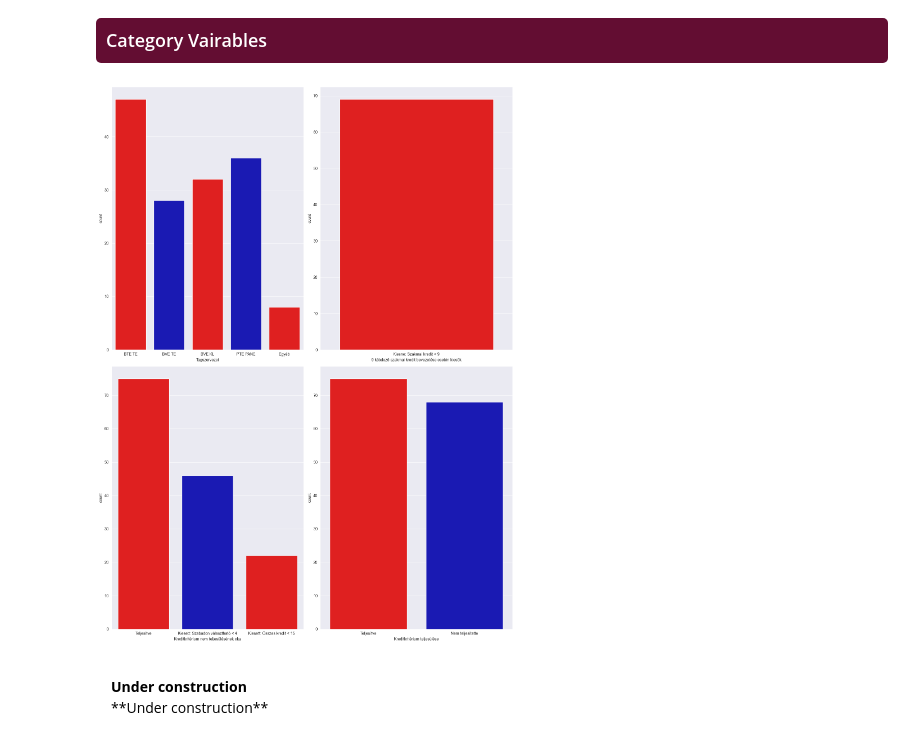
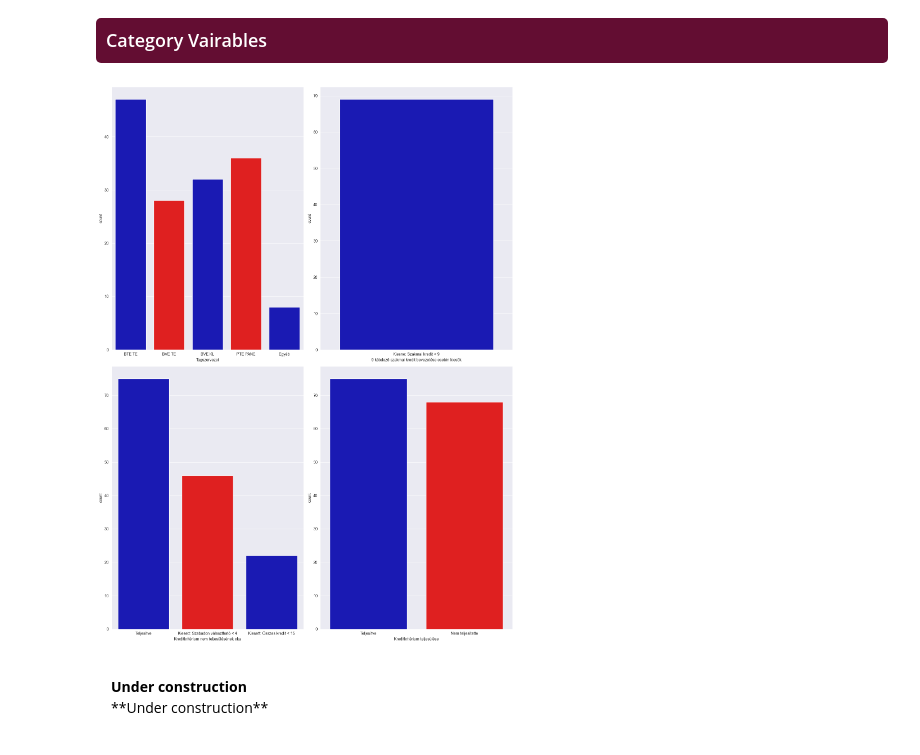
Before and after one commit to Keneseb/Uni_student_club_student_elimination_predictor, a Jupyter notebook: ellimination_predictor.ipynb, the cells around one changed output. Drawn from its saved outputs; the diff is of its cells as text; code cells hidden in the pictures.

```diff
--- a/ellimination_predictor.ipynb
+++ b/ellimination_predictor.ipynb
@@ -140,26 +141,26 @@ target_variables(df)
 # %%
 def category_vairables(dataframe: pd.DataFrame) -> None:
 
-    binary_palette = ["red", "mediumblue"]
+    binary_palette = ["mediumblue", "red"]
 
 
     categorical_variables = ["Tagszervezet", "9 kötelező szakmai kredit bevezetése esetén kiesők", "Kreditkritérium nem teljesülésének oka", "Kreditkritérium teljesülése"]
 
 
     fig, axes = plt.subplots(nrows=2, ncols=2, figsize=(15,20))
 
     for var, subplot in zip(categorical_variables, axes.flatten()):
         sns.countplot(x=var, data=dataframe, ax=subplot, palette=binary_palette)
         for label in subplot.get_xticklabels():
            label.set_rotation(0)
 
 
     plt.tight_layout()
     plt.show()
 
 category_vairables(df)
 # %% [output]
-[figure, old version]
+[figure, new version]
 # %% [markdown]
 <div style="background-color: white; color: black; padding: 15px; border-radius: 5px;">
 <b> Under construction</b>
```
Also changed, not shown: parts of 1 cell of this notebook.
